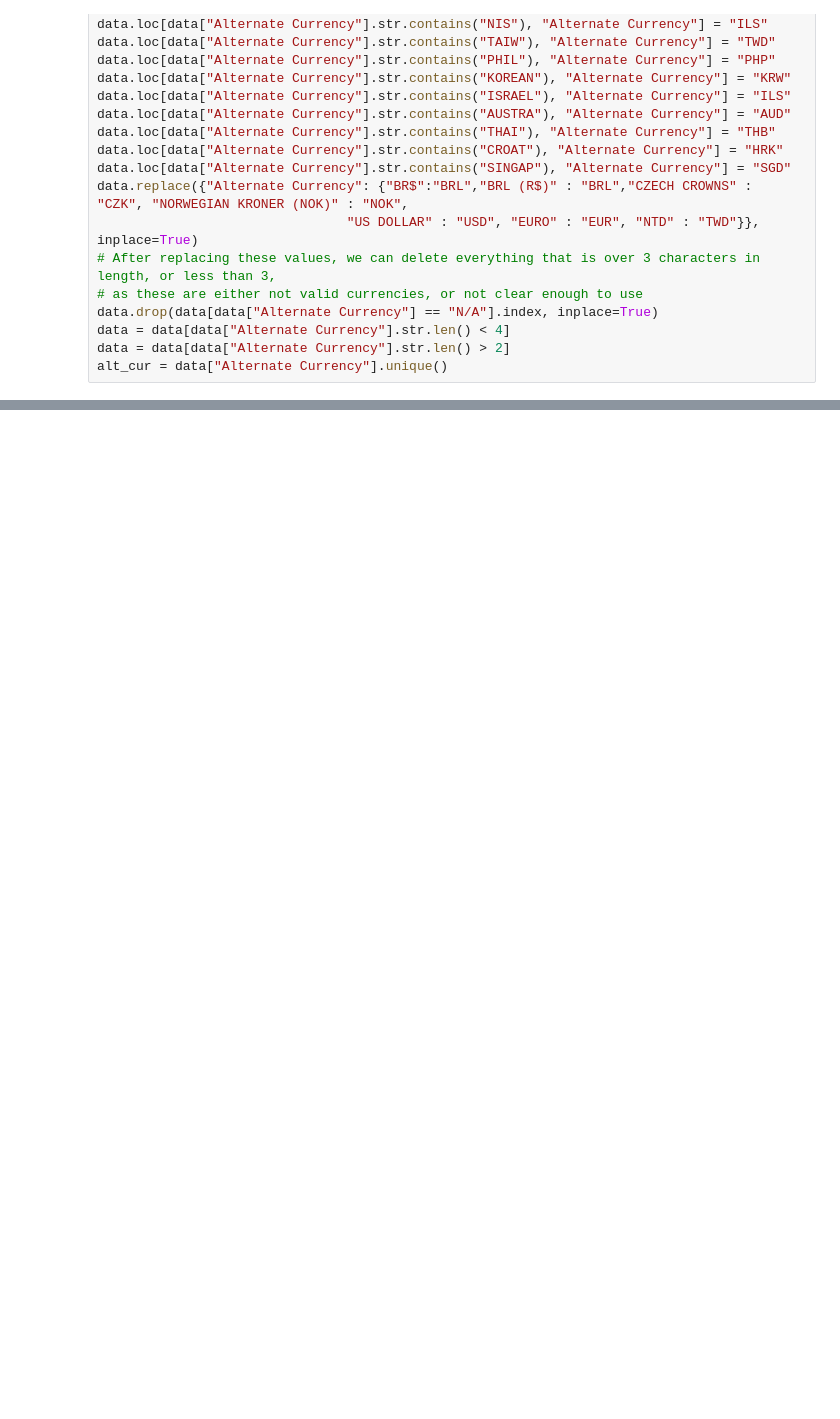
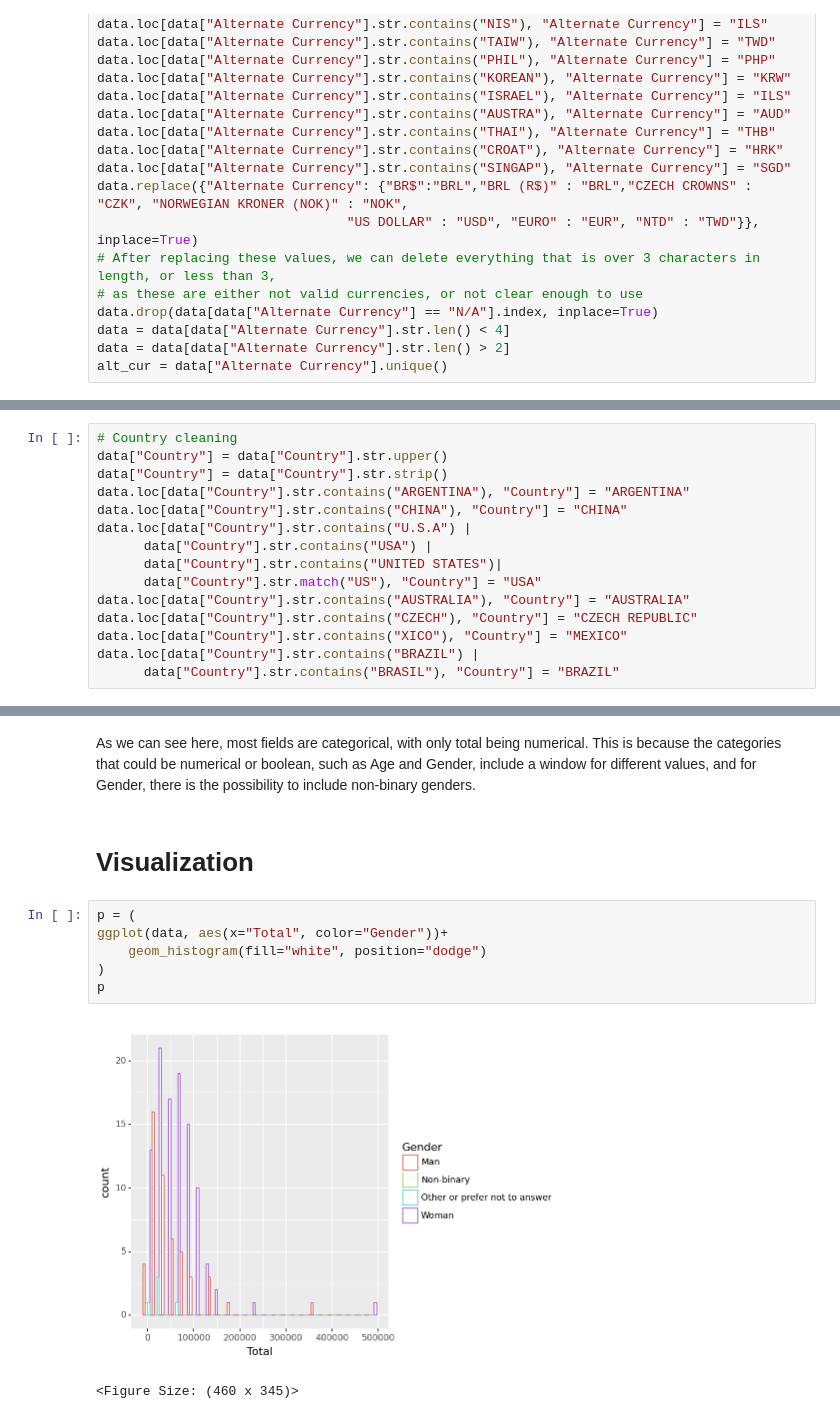
Before and after one commit to iluque001/dst1-denver, a Jupyter notebook: FinalProject.ipynb, the cells around one changed output, grey strips where cells are left out. Cells and saved outputs as stored; diff of their text form; blank space fills up the shorter version.

```diff
--- a/FinalProject.ipynb
+++ b/FinalProject.ipynb
@@ -120,0 +203,15 @@ data.head()
+# %%
+# Country cleaning
+data["Country"] = data["Country"].str.upper()
+data["Country"] = data["Country"].str.strip()
+data.loc[data["Country"].str.contains("ARGENTINA"), "Country"] = "ARGENTINA"
+data.loc[data["Country"].str.contains("CHINA"), "Country"] = "CHINA"
+data.loc[data["Country"].str.contains("U.S.A") |
+      data["Country"].str.contains("USA") |
+      data["Country"].str.contains("UNITED STATES")|
+      data["Country"].str.match("US"), "Country"] = "USA"
+data.loc[data["Country"].str.contains("AUSTRALIA"), "Country"] = "AUSTRALIA"
+data.loc[data["Country"].str.contains("CZECH"), "Country"] = "CZECH REPUBLIC"
+data.loc[data["Country"].str.contains("XICO"), "Country"] = "MEXICO"
+data.loc[data["Country"].str.contains("BRAZIL") |
+      data["Country"].str.contains("BRASIL"), "Country"] = "BRAZIL"
@@ -120,0 +260,14 @@ data.head()
+# %% [markdown]
+As we can see here, most fields are categorical, with only total being numerical.
+This is because the categories that could be numerical or boolean, such as Age and Gender, include a window for different values, and for Gender, there is the possibility to include non-binary genders.
+# %% [markdown]
+# Visualization
+# %%
+p = (
+ggplot(data, aes(x="Total", color="Gender"))+
+    geom_histogram(fill="white", position="dodge")
+)
+p
+# %% [output]
+[figure, added]
+<Figure Size: (460 x 345)>
```
Also changed, not shown: parts of 46 cells of this notebook.
